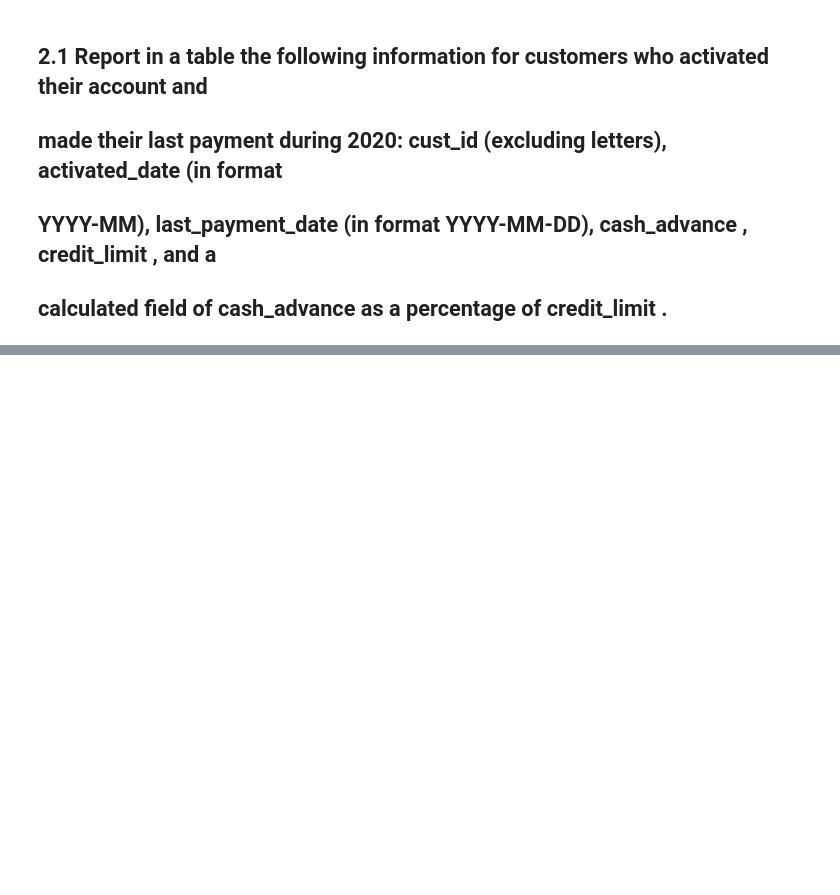
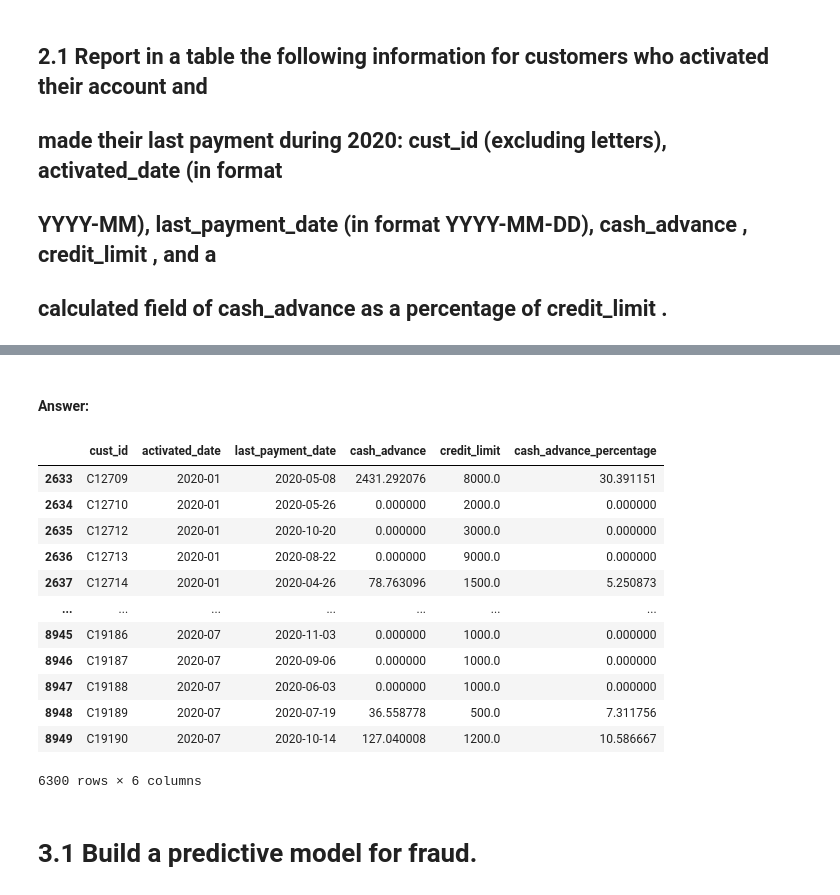
Before and after one commit to earo12/FRAUD_PROJECT, a Jupyter notebook: FRAUD_PROJECT_CLUSTERING.ipynb, the cells around one changed output, grey strips where cells are left out. Cells and saved outputs as stored; diff of their text form; code cells hidden in the pictures; blank space fills up the shorter version.

```diff
--- a/FRAUD_PROJECT_CLUSTERING.ipynb
+++ b/FRAUD_PROJECT_CLUSTERING.ipynb
@@ -149,6 +157,15 @@ balance_stats
 ## YYYY-MM), last_payment_date (in format YYYY-MM-DD), cash_advance , credit_limit , and a
 ## calculated field of cash_advance as a percentage of credit_limit .
 # %%
-# Once again, since both fields have null values we must fill them
+# Once again, since last_payment_date have null values we must fill it
 # Here I'm going to use the mode method to do that
-# Also I will apply them the correct format for each one, since both are objects yet
+
+# Also I will apply them the correct format for each one, since both are objects yet:
+
+df['last_payment_date'] = pd.to_datetime(df['last_payment_date'])
+
+# Next, let's fill the null values:
+mode_payment = df['last_payment_date'].mode()
+
+# Once again we fill the values
+df['last_payment_date'].fillna(mode_payment, inplace=True)
@@ -156,0 +172,8 @@ balance_stats
+# %%
+#First I'll filter values of last payment in 2020:
+df_2020 = df[(df['activated_date'].dt.year == 2020) & (df['last_payment_date'].dt.year == 2020)]
+# %%
+# NOw we select the columns necessaries for the query:
+result = df_2020[['cust_id', 'activated_date', 'last_payment_date', 'cash_advance', 'credit_limit']]
+# Also here I calculate the other field recquired:
+result['cash_advance_percentage'] = (result['cash_advance'] / result['credit_limit']) * 100
@@ -156,0 +186,4 @@ balance_stats
+# %%
+#finally we change the format of both date fields
+result['activated_date'] = result['activated_date'].dt.strftime('%Y-%m')
+result['last_payment_date'] = result['last_payment_date'].dt.strftime('%Y-%m-%d')
@@ -156,0 +201,20 @@ balance_stats
+# %% [markdown]
+#### Answer:
+# %%
+result
+# %% [output]
+|  | cust_id | activated_date | last_payment_date | cash_advance | credit_limit | cash_advance_percentage |
+| 2633 | C12709 | 2020-01 | 2020-05-08 | 2431.292076 | 8000.0 | 30.391151 |
+| 2634 | C12710 | 2020-01 | 2020-05-26 | 0.000000 | 2000.0 | 0.000000 |
+| 2635 | C12712 | 2020-01 | 2020-10-20 | 0.000000 | 3000.0 | 0.000000 |
+| 2636 | C12713 | 2020-01 | 2020-08-22 | 0.000000 | 9000.0 | 0.000000 |
+| 2637 | C12714 | 2020-01 | 2020-04-26 | 78.763096 | 1500.0 | 5.250873 |
+| ... | ... | ... | ... | ... | ... | ... |
+| 8945 | C19186 | 2020-07 | 2020-11-03 | 0.000000 | 1000.0 | 0.000000 |
+| 8946 | C19187 | 2020-07 | 2020-09-06 | 0.000000 | 1000.0 | 0.000000 |
+| 8947 | C19188 | 2020-07 | 2020-06-03 | 0.000000 | 1000.0 | 0.000000 |
+| 8948 | C19189 | 2020-07 | 2020-07-19 | 36.558778 | 500.0 | 7.311756 |
+| 8949 | C19190 | 2020-07 | 2020-10-14 | 127.040008 | 1200.0 | 10.586667 |
+6300 rows × 6 columns
+# %% [markdown]
+# 3.1 Build a predictive model for fraud.
```
Also changed, not shown: parts of 6 cells of this notebook.
